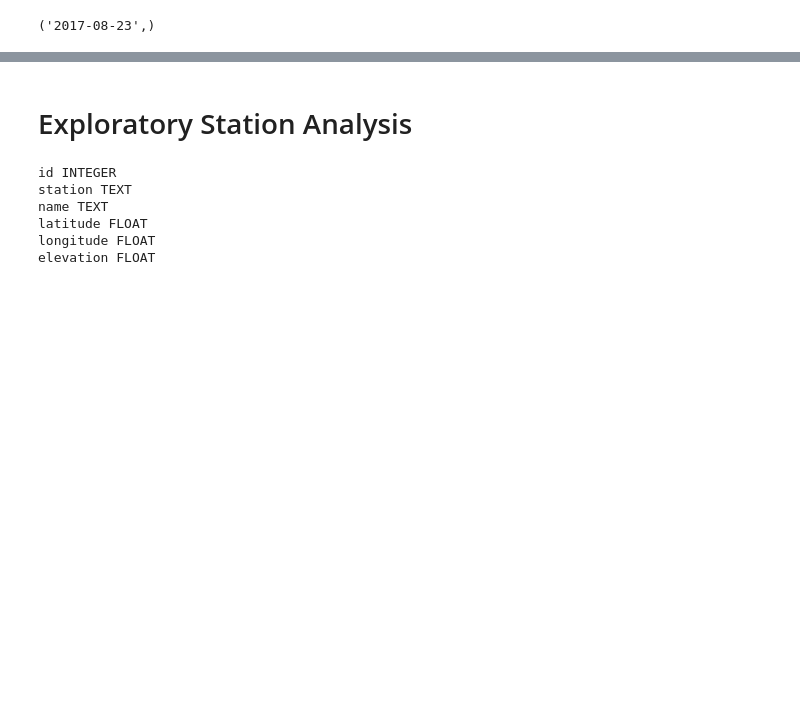
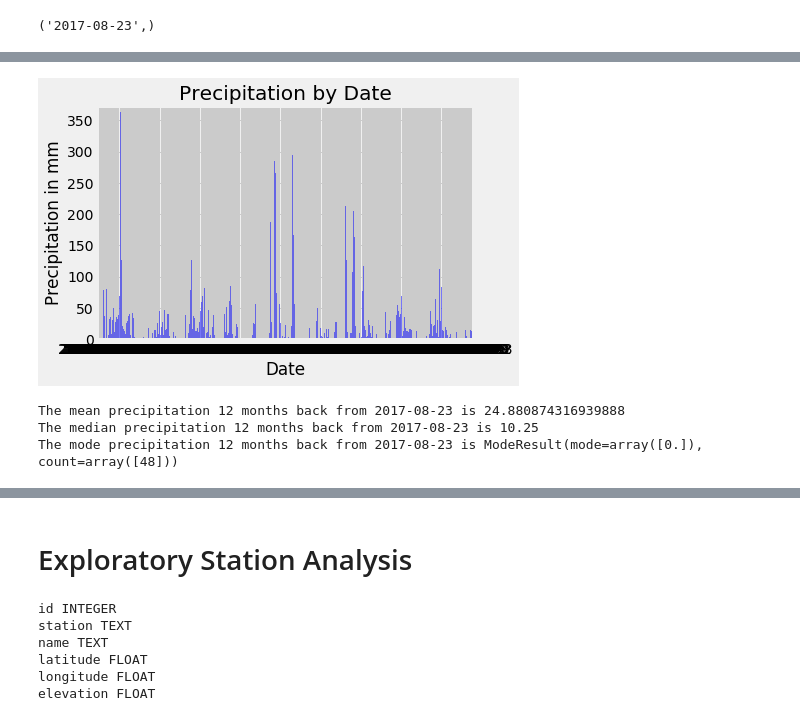
Before and after one commit to SandraBotica/sqlalchemy-challenge, a Jupyter notebook: SurfsUp/climate_starter.ipynb, the cells around one changed output, grey strips where cells are left out. Drawn from its saved outputs; the diff is of its cells as text; code cells hidden in the pictures; blank space fills up the shorter version.

Commit message:
precipitation first attempt

```diff
--- a/SurfsUp/climate_starter.ipynb
+++ b/SurfsUp/climate_starter.ipynb
@@ -121,0 +151,3 @@ prcp_rows
+# %%
+group = prcp_rows_nonull_dategroup_df["Precipitation"].sum()
+group
@@ -121,0 +168,3 @@ prcp_rows
+# %%
+group_df = pd.DataFrame(group)
+group_df
@@ -121,0 +186,22 @@ prcp_rows
+# %%
+x_axis = list(group_df.index.values)
+# %%
+y_axis = group_df["Precipitation"]
+# %%
+# Use Pandas Plotting with Matplotlib to plot the data
+# xticks=["2016_08_23","2016_11_09","2017_01_28","2017_04_18","2017_07_10"]
+# x_axis = np.arange(y_axis)
+plt.bar(x_axis, y_axis, color="b", alpha=0.5, align="center")
+# plt.xticks(rotation='vertical')
+# tick_locations = [value for value in xticks in x_axis]
+# plt.xticks(tick_locations, x_axis)
+plt.xlim(-0.75, len(x_axis)-0.25)
+plt.ylim(0, max(y_axis)+10)
+plt.title("Precipitation by Date")
+plt.xlabel("Date")
+plt.ylabel("Precipitation in mm")
+plt.gcf
+# plt.savefig("../Images/Precipitation.png")
+plt.show()
+# %% [output]
+[figure, added]
@@ -121,0 +212,14 @@ prcp_rows
+# %%
+# Demonstrate calculating measures of central tendency
+mean_numpy = np.mean(group_df["Precipitation"])
+print(f"The mean precipitation 12 months back from 2017-08-23 is {mean_numpy}")
+
+median_numpy = np.median(group_df["Precipitation"])
+print(f"The median precipitation 12 months back from 2017-08-23 is {median_numpy}")
+
+mode_scipy = st.mode(group_df["Precipitation"])
+print(f"The mode precipitation 12 months back from 2017-08-23 is {mode_scipy}")
+# %% [output]
+The mean precipitation 12 months back from 2017-08-23 is 24.880874316939888
+The median precipitation 12 months back from 2017-08-23 is 10.25
+The mode precipitation 12 months back from 2017-08-23 is ModeResult(mode=array([0.]), count=array([48]))
```
Also changed, not shown: parts of 20 cells of this notebook, 1 other file.
